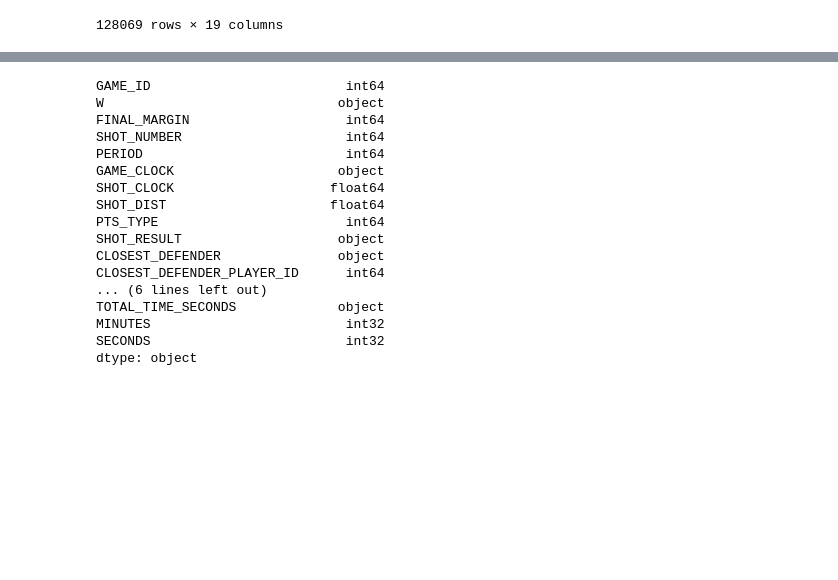
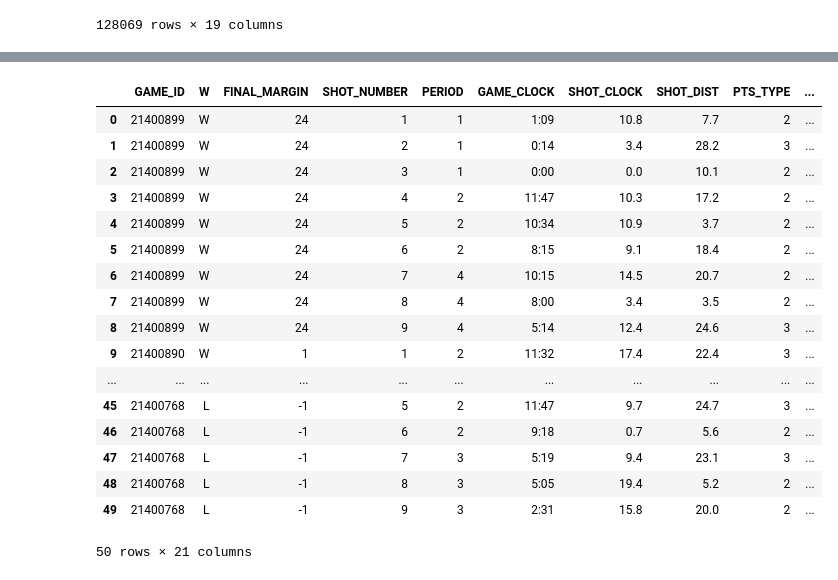
Before and after one commit to briennecole/NBA_Shot_Analysis, a Jupyter notebook: NBA_exploratory_analysis.ipynb, the cells around one changed output, grey strips where cells are left out. Saved outputs shown, nothing was run; the diff lists cells and outputs as text; code cells hidden in the pictures; blank space fills up the shorter version.

```diff
--- a/NBA_exploratory_analysis.ipynb
+++ b/NBA_exploratory_analysis.ipynb
@@ -118,26 +124,27 @@ cleaned_df=pd.concat([cleaned_df, to_clean], axis=1)
 counter=0
 # %%
 cleaned_df["SHOT_CLOCK"].fillna(cleaned_df["SECONDS"], inplace=True)
-for index,rows in cleaned_df.iterrows():
-    if np.isnan(rows["SHOT_CLOCK"]) == True:
-        rows["SHOT_CLOCK"] = cleaned_df["SECONDS"][index]
+# for index,rows in cleaned_df.iterrows():
+#     if np.isnan(rows["SHOT_CLOCK"]) == True:
+#         rows["SHOT_CLOCK"] = cleaned_df["SECONDS"][index]
 cleaned_df.head(50)
-cleaned_df.dtypes
+#cleaned_df.dtypes
 # %% [output]
+|  | GAME_ID | W | FINAL_MARGIN | SHOT_NUMBER | PERIOD | GAME_CLOCK | SHOT_CLOCK | SHOT_DIST | PTS_TYPE | ... |
+| 0 | 21400899 | W | 24 | 1 | 1 | 1:09 | 10.8 | 7.7 | 2 | ... |
+| 1 | 21400899 | W | 24 | 2 | 1 | 0:14 | 3.4 | 28.2 | 3 | ... |
+| 2 | 21400899 | W | 24 | 3 | 1 | 0:00 | 0.0 | 10.1 | 2 | ... |
+| 3 | 21400899 | W | 24 | 4 | 2 | 11:47 | 10.3 | 17.2 | 2 | ... |
+| 4 | 21400899 | W | 24 | 5 | 2 | 10:34 | 10.9 | 3.7 | 2 | ... |
+| 5 | 21400899 | W | 24 | 6 | 2 | 8:15 | 9.1 | 18.4 | 2 | ... |
+| 6 | 21400899 | W | 24 | 7 | 4 | 10:15 | 14.5 | 20.7 | 2 | ... |
+| 7 | 21400899 | W | 24 | 8 | 4 | 8:00 | 3.4 | 3.5 | 2 | ... |
+| 8 | 21400899 | W | 24 | 9 | 4 | 5:14 | 12.4 | 24.6 | 3 | ... |
+| 9 | 21400890 | W | 1 | 1 | 2 | 11:32 | 17.4 | 22.4 | 3 | ... |
+| ... | ... | ... | ... | ... | ... | ... | ... | ... | ... | ... |
+| 45 | 21400768 | L | -1 | 5 | 2 | 11:47 | 9.7 | 24.7 | 3 | ... |
+| 46 | 21400768 | L | -1 | 6 | 2 | 9:18 | 0.7 | 5.6 | 2 | ... |
+| 47 | 21400768 | L | -1 | 7 | 3 | 5:19 | 9.4 | 23.1 | 3 | ... |
+| 48 | 21400768 | L | -1 | 8 | 3 | 5:05 | 19.4 | 5.2 | 2 | ... |
+| 49 | 21400768 | L | -1 | 9 | 3 | 2:31 | 15.8 | 20.0 | 2 | ... |
-GAME_ID                         int64
-W                              object
-FINAL_MARGIN                    int64
-SHOT_NUMBER                     int64
-PERIOD                          int64
-GAME_CLOCK                     object
-SHOT_CLOCK                    float64
-SHOT_DIST                     float64
-PTS_TYPE                        int64
-SHOT_RESULT                    object
-CLOSEST_DEFENDER               object
-CLOSEST_DEFENDER_PLAYER_ID      int64
-... (6 lines left out)
-TOTAL_TIME_SECONDS             object
-MINUTES                         int32
-SECONDS                         int32
-dtype: object
+50 rows × 21 columns
```
Also changed, not shown: parts of 6 cells of this notebook, 4 other files.
